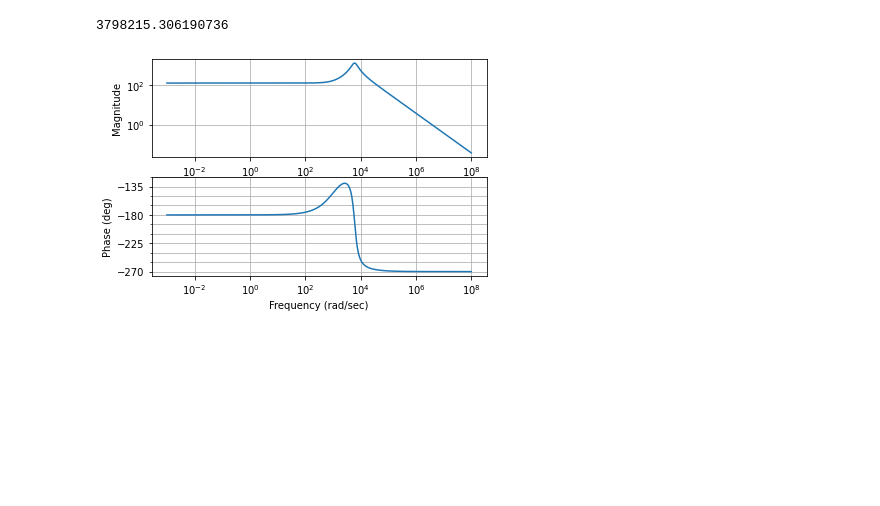
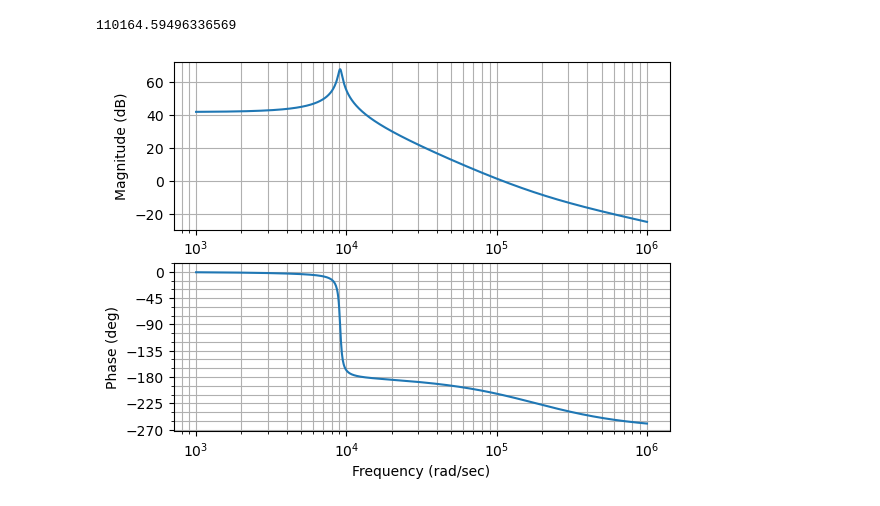
Before and after one commit to akswnd98/compensator, a Jupyter notebook: type3.ipynb, the cells around one changed output. Saved outputs shown, nothing was run; the diff lists cells and outputs as text; code cells hidden in the pictures; blank space fills up the shorter version.

```diff
--- a/type3.ipynb
+++ b/type3.ipynb
@@ -1,33 +1,33 @@
 # %%
 # 0db 주파수 구하기
 
 %matplotlib inline
 
 import numpy as np
 import matplotlib.pyplot as plt
 import control as co
 
-R, L, C = 100, 330e-6, 3.3e-6
+R, L, C = 1000, 220e-6, 2.2e-6
 D = 0.8
 Vin = 5
 Vof = Vin / (1 - D)
-ILf = Vof / 2
+ILf = Vof / R / (1 - D)
 
-G = co.tf([-ILf * L, -(1 - D) * Vof], [L * C, L / R, (1 - D) ** 2])
+G = co.tf([-ILf * L, (1 - D) * Vof], [L * C, L / R, (1 - D) ** 2])
 
-mag, phase, omega = co.bode(G, omega=np.logspace(-3, 8, 1000))
+mag, phase, omega = co.bode(G, dB=True)
 
 M_margin_min = 1e15
 w_0db = -1
 for M, phi, w in zip(mag, phase, omega):
   if np.abs(M - 1) < M_margin_min:
     M_margin_min = abs(M - 1)
     w_0db = w
 
 print(w_0db)
 # %% [output]
-3798215.306190736
+110164.59496336569
-[figure, old version]
+[figure, new version]
 # %%
 %matplotlib inline
 
```
Also changed, not shown: parts of 3 cells of this notebook, 2 other files.
